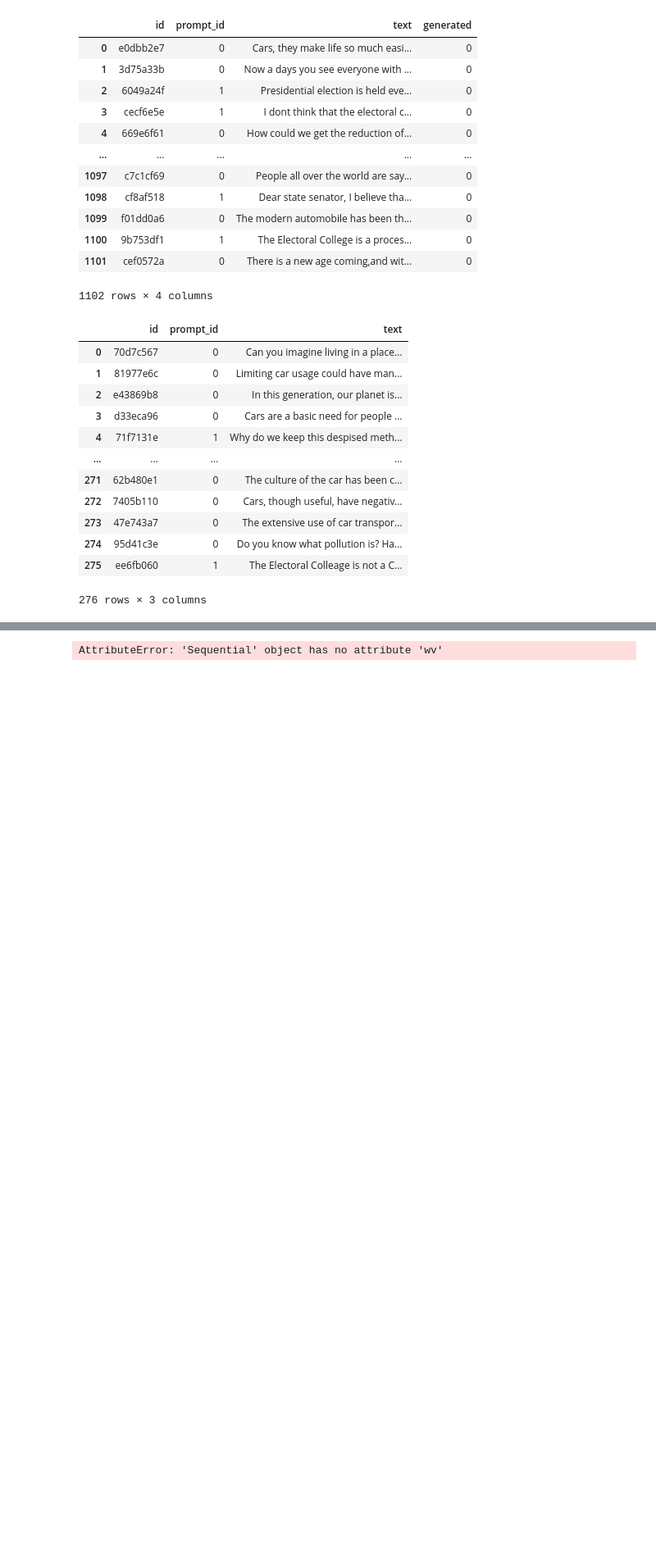
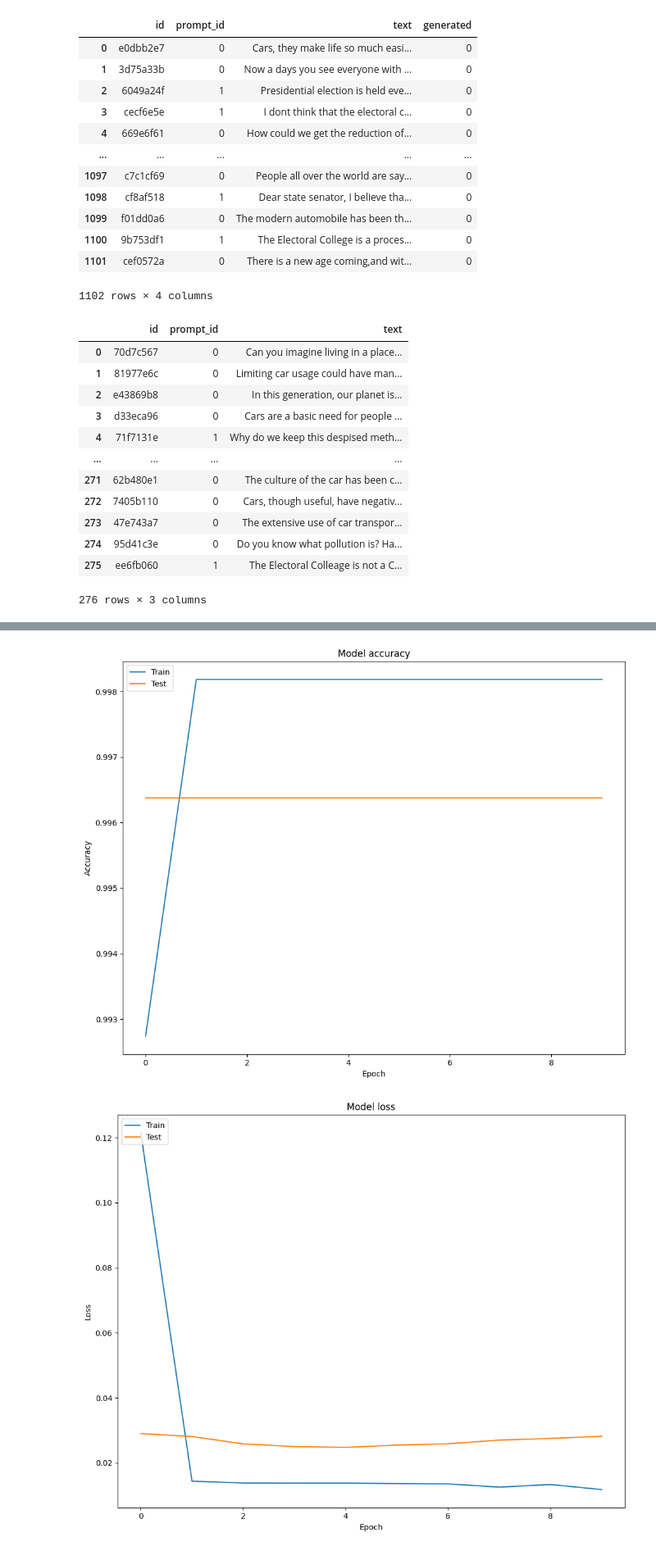
Before and after one commit to ahkatlio/LLM-Detect-AI-Generated-Text, a Jupyter notebook: model2.ipynb, the cells around one changed output, grey strips where cells are left out. Shown at 82% size. Drawn from its saved outputs; the diff is of its cells as text; code cells hidden in the pictures; blank space fills up the shorter version.

```diff
--- a/model2.ipynb
+++ b/model2.ipynb
@@ -144,16 +156,16 @@ Elapsed time: 00:01:44.26
 # %%
-from keras.models import Sequential
-from keras.layers import SimpleRNN, Dense
-
 # Define the model
-model = Sequential()
-model.add(SimpleRNN(100, input_shape=(None, 100)))
-model.add(Dense(1, activation='sigmoid'))
+model_rnn = Sequential()
+model_rnn.add(LSTM(100, return_sequences=True, input_shape=(None, 100)))
+model_rnn.add(Dropout(0.2))
+model_rnn.add(LSTM(100))
+model_rnn.add(Dropout(0.2))
+model_rnn.add(Dense(1, activation='sigmoid'))
 
 # Compile the model
-model.compile(loss='binary_crossentropy', optimizer='adam', metrics=['accuracy'])
+model_rnn.compile(loss='binary_crossentropy', optimizer='adam', metrics=['accuracy'])
 
 # Fit the model
-history = model.fit(X, y, epochs=10, batch_size=32, validation_split=0.2)
+history = model_rnn.fit(X, y, epochs=10, batch_size=64, validation_split=0.2)
 # %% [output]
 Epoch 1/10
@@ -186,2 +198,32 @@ Accuracy: 99.90925788879395%
+# %%
+# Create the directories
+os.makedirs('images/Recurrent Neural Network (RNN)', exist_ok=True)
+
+# Plot training & validation accuracy values
+plt.figure(figsize=(10, 8))
+plt.plot(history.history['accuracy'])
+plt.plot(history.history['val_accuracy'])
+plt.title('Model accuracy')
+plt.ylabel('Accuracy')
+plt.xlabel('Epoch')
+plt.legend(['Train', 'Test'], loc='upper left')
+plt.tight_layout()
+plt.savefig('images/Recurrent Neural Network (RNN)/accuracy.png', dpi=600)
+plt.show()
+
+# Plot training & validation loss values
+plt.figure(figsize=(10, 8))
+plt.plot(history.history['loss'])
+plt.plot(history.history['val_loss'])
+plt.title('Model loss')
+plt.ylabel('Loss')
+plt.xlabel('Epoch')
+plt.legend(['Train', 'Test'], loc='upper left')
+plt.tight_layout()
+plt.savefig('images/Recurrent Neural Network (RNN)/loss.png', dpi=600)
+plt.show()
+# %% [output]
+[figure, added]
+[figure, added]
 # %%
 # Save the model
@@ -190,19 +232,3 @@ model.save('my_model.h5')
 # Load the model
 from keras.models import load_model
 model = load_model('my_model.h5')
-# %%
-# Preprocess the test data
-test_df['text'] = preprocess_df(test_df)
-test_df['text'] = test_df['text'].apply(lambda text: [model.wv[word] for word in text])
-test_df['text'] = pad_sequences(test_df['text']).tolist()
-
-# Convert the list of sequences into a numpy array
-X_test = np.array(test_df['text'].tolist())
-y_test = np.array(test_df['generated'].tolist())
-
-# Evaluate the model
-loss, accuracy = model.evaluate(X_test, y_test)
-print('Test Loss:', loss)
-print('Test Accuracy:', accuracy)
-# %% [output]
-AttributeError: 'Sequential' object has no attribute 'wv'
```
Also changed, not shown: parts of 11 cells of this notebook, 6 other files.
